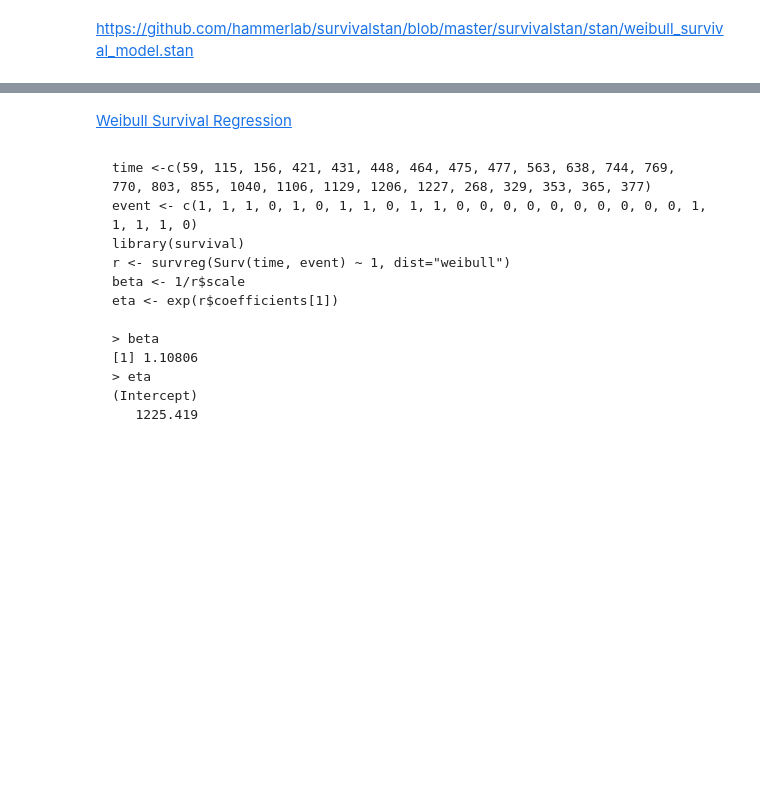
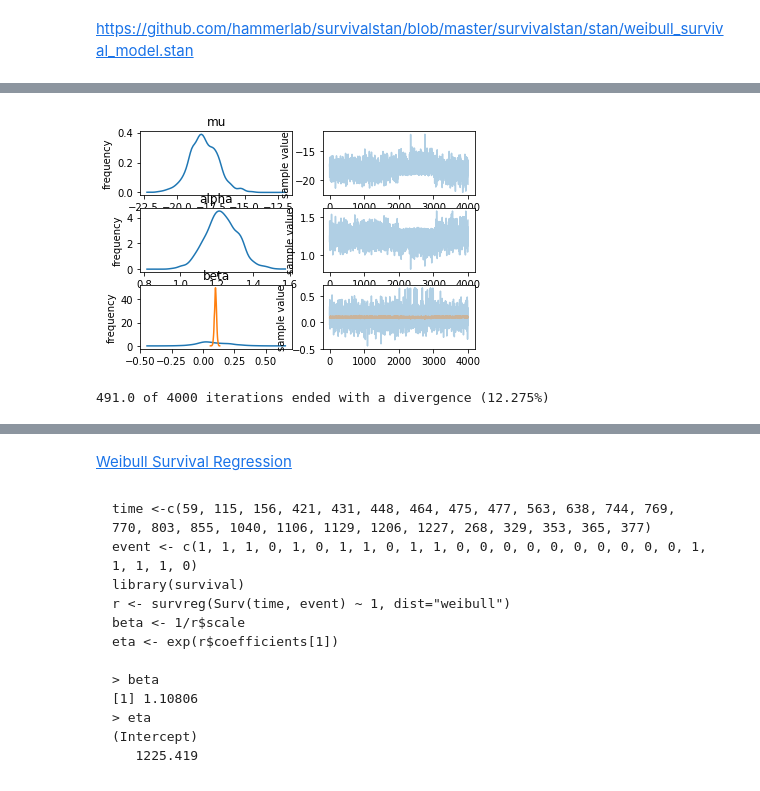
Before and after one commit to junpenglao/Planet_Sakaar_Data_Science, a Jupyter notebook: PyMC3QnA/discourse_1107.ipynb, the cells around one changed output, grey strips where cells are left out. Cells and saved outputs as stored; diff of their text form; code cells hidden in the pictures; blank space fills up the shorter version.

```diff
--- a/PyMC3QnA/discourse_1107.ipynb
+++ b/PyMC3QnA/discourse_1107.ipynb
@@ -35,0 +130,13 @@ https://github.com/hammerlab/survivalstan/blob/master/survivalstan/stan/weibull_
+# %%
+tr_stan.plot(pars=['mu','alpha', 'beta']);
+# %% [output]
+[figure, added]
+# %%
+sampler_params = tr_stan.get_sampler_params(inc_warmup=False)
+divergent = [x for y in sampler_params for x in y['divergent__']]
+n = sum(divergent)
+N = len(divergent)
+print('{} of {} iterations ended with a divergence ({}%)'.format(n, N,
+        100 * n / N))
+# %% [output]
+491.0 of 4000 iterations ended with a divergence (12.275%)
```
Also changed, not shown: parts of 11 cells of this notebook.
